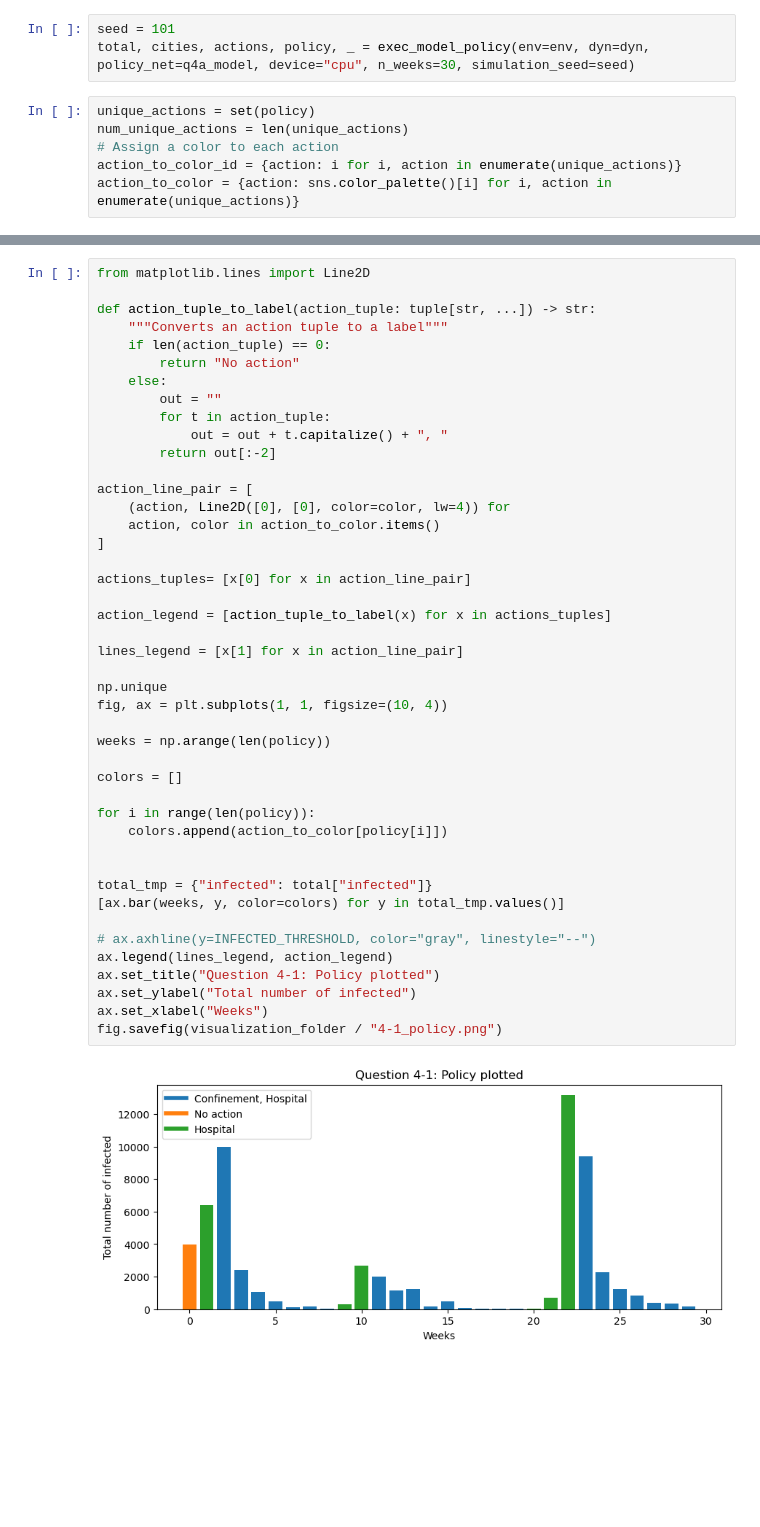
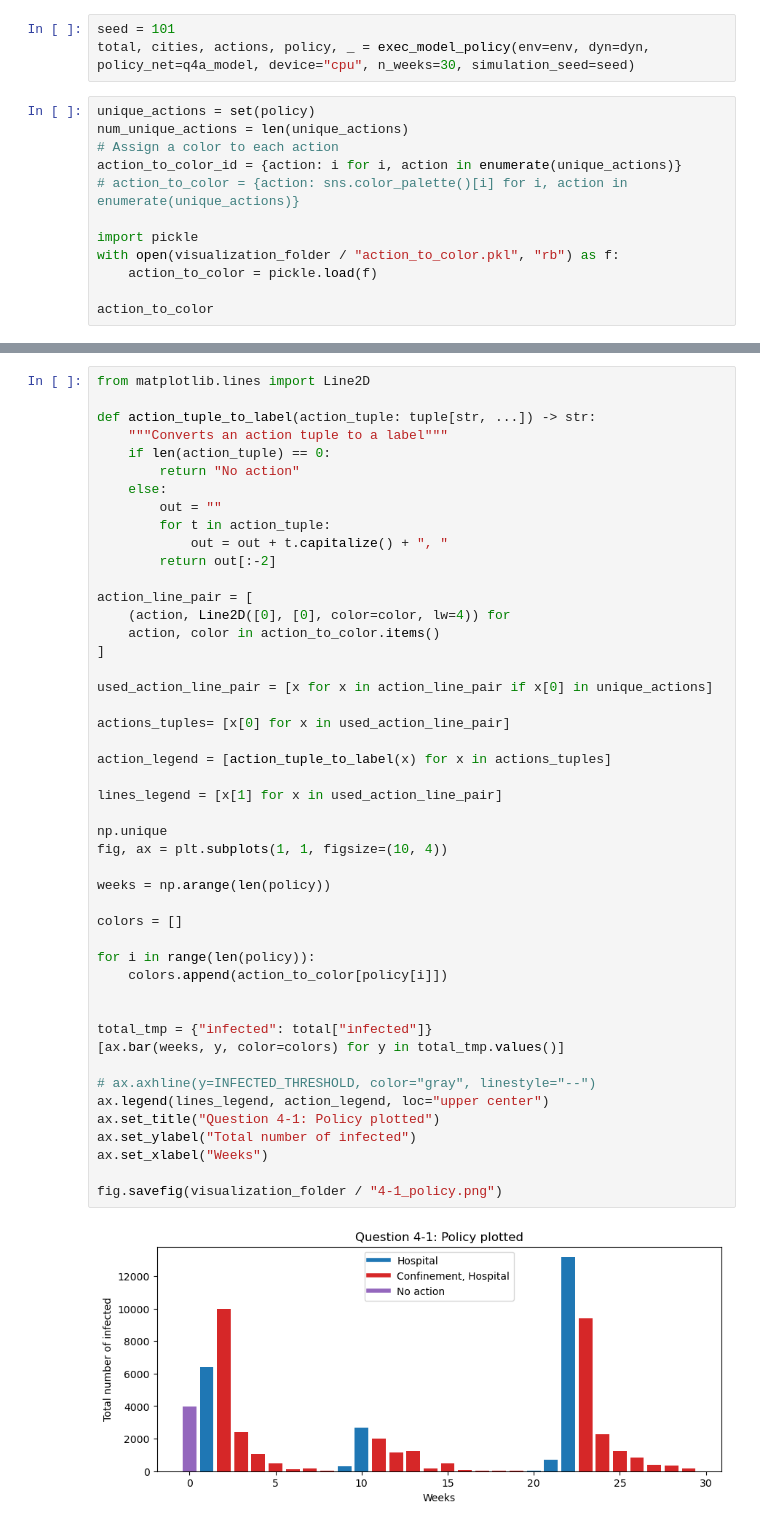
Before and after one commit to mohahf19/ANNRL-2023, a Jupyter notebook: notebooks/figures_4-1.ipynb, the cells around one changed output, grey strips where cells are left out. Drawn from its saved outputs; the diff is of its cells as text; blank space fills up the shorter version.

Commit message:
added 4-2 policy plot and updated 4-1 policy plot colors

```diff
--- a/notebooks/figures_4-1.ipynb
+++ b/notebooks/figures_4-1.ipynb
@@ -310,4 +310,10 @@ unique_actions = set(policy)
 num_unique_actions = len(unique_actions)
 # Assign a color to each action
 action_to_color_id = {action: i for i, action in enumerate(unique_actions)}
-action_to_color = {action: sns.color_palette()[i] for i, action in enumerate(unique_actions)}
+# action_to_color = {action: sns.color_palette()[i] for i, action in enumerate(unique_actions)}
+
+import pickle
+with open(visualization_folder / "action_to_color.pkl", "rb") as f:
+    action_to_color = pickle.load(f)
+
+action_to_color
@@ -326,34 +344,37 @@ def action_tuple_to_label(action_tuple: tuple[str, ...]) -> str:
 
 action_line_pair = [
     (action, Line2D([0], [0], color=color, lw=4)) for
     action, color in action_to_color.items()
 ]
 
-actions_tuples= [x[0] for x in action_line_pair]
+used_action_line_pair = [x for x in action_line_pair if x[0] in unique_actions]
+
+actions_tuples= [x[0] for x in used_action_line_pair]
 
 action_legend = [action_tuple_to_label(x) for x in actions_tuples]
 
-lines_legend = [x[1] for x in action_line_pair]
+lines_legend = [x[1] for x in used_action_line_pair]
 
 np.unique
 fig, ax = plt.subplots(1, 1, figsize=(10, 4))
 
 weeks = np.arange(len(policy))
 
 colors = []
 
 for i in range(len(policy)):
     colors.append(action_to_color[policy[i]])
 
 
 total_tmp = {"infected": total["infected"]}
 [ax.bar(weeks, y, color=colors) for y in total_tmp.values()]
 
 # ax.axhline(y=INFECTED_THRESHOLD, color="gray", linestyle="--")
-ax.legend(lines_legend, action_legend)
+ax.legend(lines_legend, action_legend, loc="upper center")
 ax.set_title("Question 4-1: Policy plotted")
 ax.set_ylabel("Total number of infected")
 ax.set_xlabel("Weeks")
+
 fig.savefig(visualization_folder / "4-1_policy.png")
 # %% [output]
-[figure, old version]
+[figure, new version]
```
Also changed, not shown: parts of 1 cell of this notebook, 5 other files.
